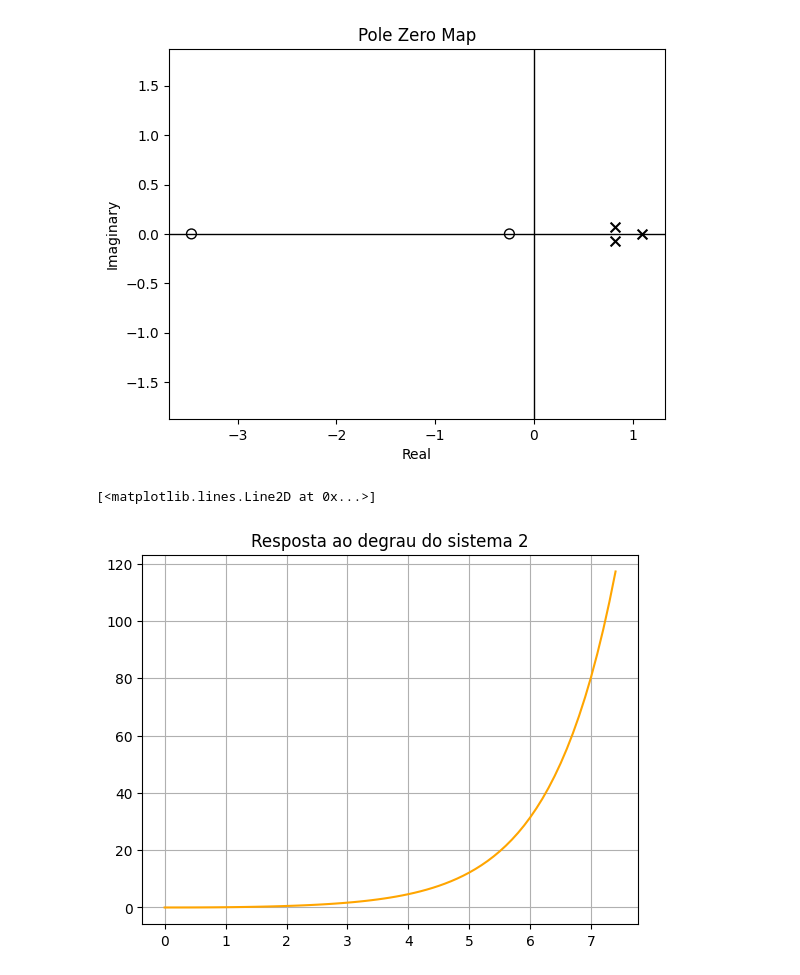
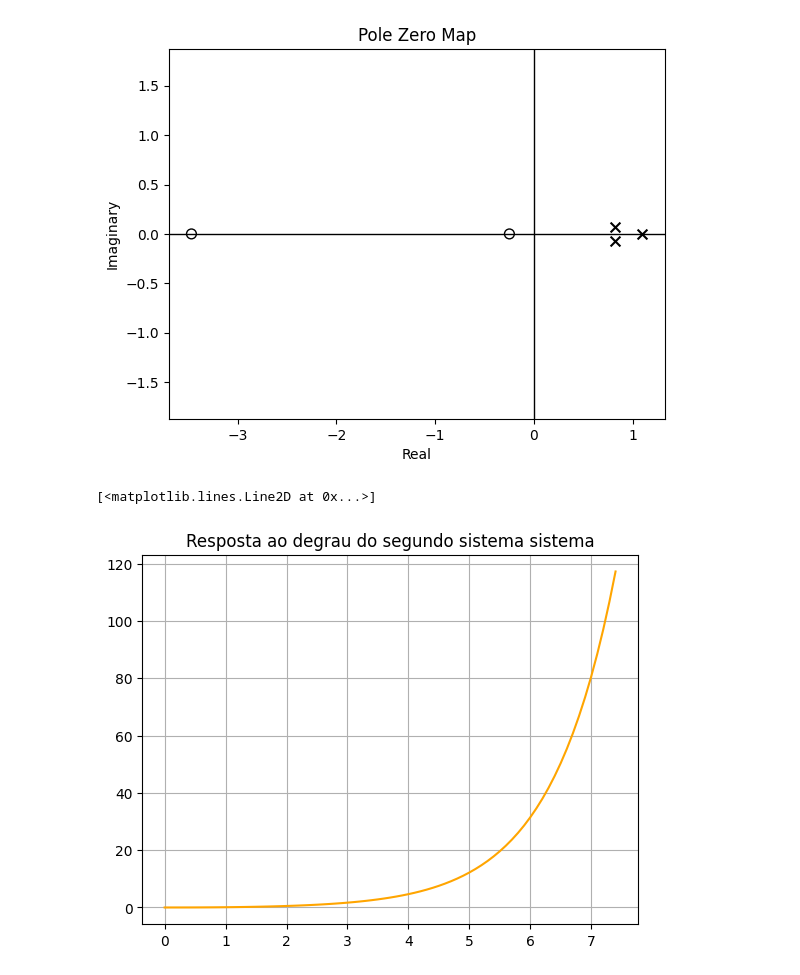
Before and after one commit to JoaoYukio/PCO119, a Jupyter notebook: Atividade 2/exercicio3.ipynb, the cells around one changed output. Cells and saved outputs as stored; diff of their text form; code cells hidden in the pictures.

```diff
--- a/Atividade 2/exercicio3.ipynb
+++ b/Atividade 2/exercicio3.ipynb
@@ -60,8 +60,8 @@ pzmap(gz2)
 yout2, T2 = control.step_response(gz2) #Sistema instavel, |polo| > 1
 # %%
 plt.grid()
-plt.title("Resposta ao degrau do sistema 2")
+plt.title("Resposta ao degrau do segundo sistema sistema")
 plt.plot(yout2, T2, color='orange')
 # %% [output]
 [<matplotlib.lines.Line2D at 0x...>]
-[figure, old version]
+[figure, new version]
```
